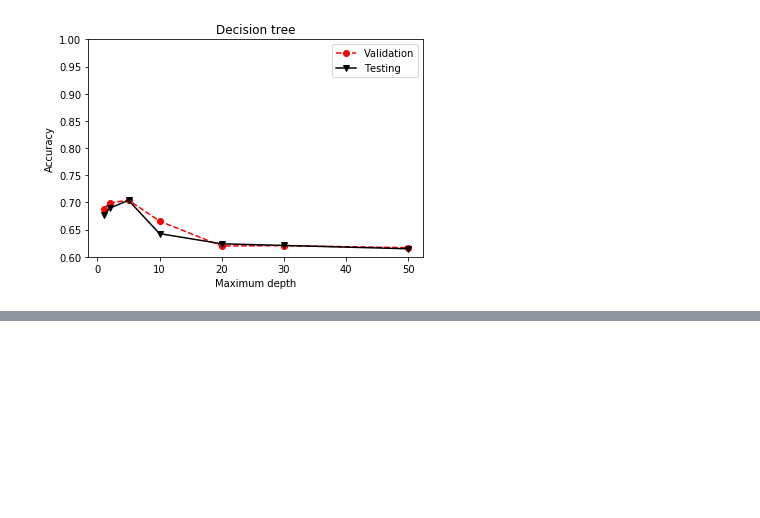
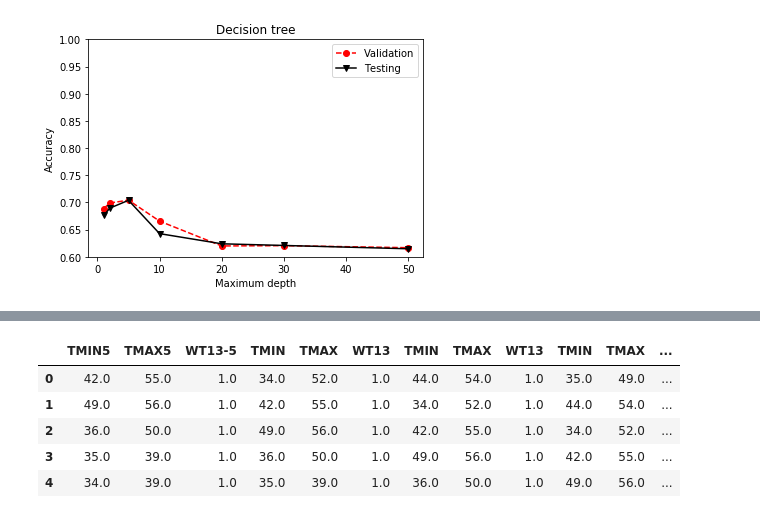
Before and after one commit to DaiweiZ/Smog-Weather-Prediction, a Jupyter notebook: project final.ipynb, the cells around one changed output, grey strips where cells are left out. Saved outputs shown, nothing was run; the diff lists cells and outputs as text; code cells hidden in the pictures; blank space fills up the shorter version.

```diff
--- a/project final.ipynb
+++ b/project final.ipynb
@@ -403,0 +410,12 @@ Test Accuracy = 0.7104347826086956
+# %%
+ONE_AIRPORT = data2[(data2['STATION']=='USW00094847') ]
+#|
+# USW0014822 = DETROIT CITY AIRPORT, MI US
+# USW00094847 = DETROIT METRO AIRPORT, MI US
+Z6 = ONE_AIRPORT[['TMIN','TMAX','WT08','AWND','WT13']]
+Y6 = Z6[['WT08']] # smoke or haze
+X6 = Z6[['TMIN','TMAX']]
+X_6 = Z6[['WT13']] #
+X_6 = X_6.fillna(0)
+np.where(np.isnan(X6))
+X6.head()
@@ -403,0 +440,21 @@ Test Accuracy = 0.7104347826086956
+# %%
+X6 = X6.fillna(X6.mean())
+X6 = pd.concat([X6,X_6],axis=1)
+np.where(np.isnan(X6))
+X6.head()
+N = X6.shape[0]
+N
+
+# X_4 = pd.concat([X_4,X4[1:N-3].reset_index(),X4[2:N-2].reset_index(),X4[3:N-1].reset_index(),X4[4:N].reset_index()],axis=1)
+X_6= pd.DataFrame(  X6[4:N].values,columns=['TMIN5','TMAX5','WT13-5']).reset_index()
+X_6 = pd.concat([X_6,X6[3:N-1].reset_index(),X6[2:N-2].reset_index(),X6[1:N-2].reset_index(),X6[0:N-3].reset_index()],axis=1)
+X_6 = X_6.drop(columns=['index'])
+X_6 = X_6[:-2]
+X_6.head()
+# %% [output]
+|  | TMIN5 | TMAX5 | WT13-5 | TMIN | TMAX | WT13 | TMIN | TMAX | WT13 | TMIN | TMAX | ... |
+| 0 | 42.0 | 55.0 | 1.0 | 34.0 | 52.0 | 1.0 | 44.0 | 54.0 | 1.0 | 35.0 | 49.0 | ... |
+| 1 | 49.0 | 56.0 | 1.0 | 42.0 | 55.0 | 1.0 | 34.0 | 52.0 | 1.0 | 44.0 | 54.0 | ... |
+| 2 | 36.0 | 50.0 | 1.0 | 49.0 | 56.0 | 1.0 | 42.0 | 55.0 | 1.0 | 34.0 | 52.0 | ... |
+| 3 | 35.0 | 39.0 | 1.0 | 36.0 | 50.0 | 1.0 | 49.0 | 56.0 | 1.0 | 42.0 | 55.0 | ... |
+| 4 | 34.0 | 39.0 | 1.0 | 35.0 | 39.0 | 1.0 | 36.0 | 50.0 | 1.0 | 49.0 | 56.0 | ... |
```
Also changed, not shown: parts of 13 cells of this notebook, 1 other file.
